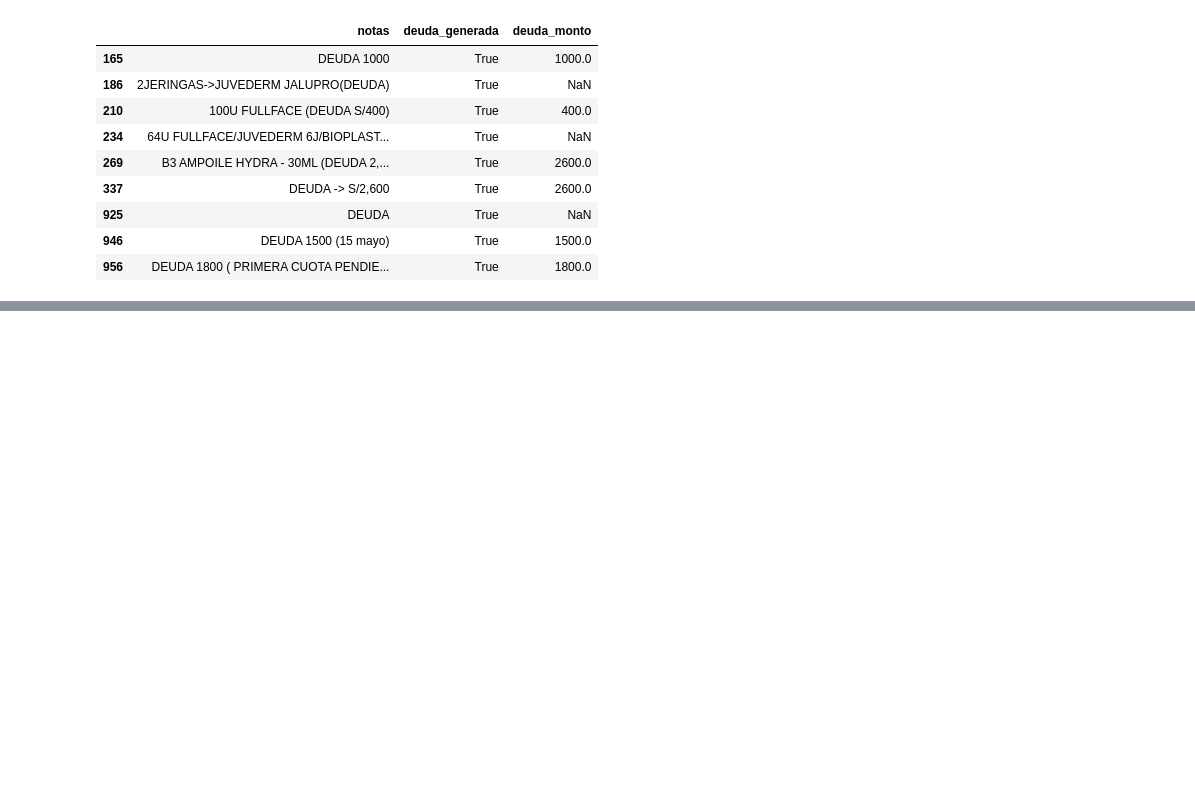
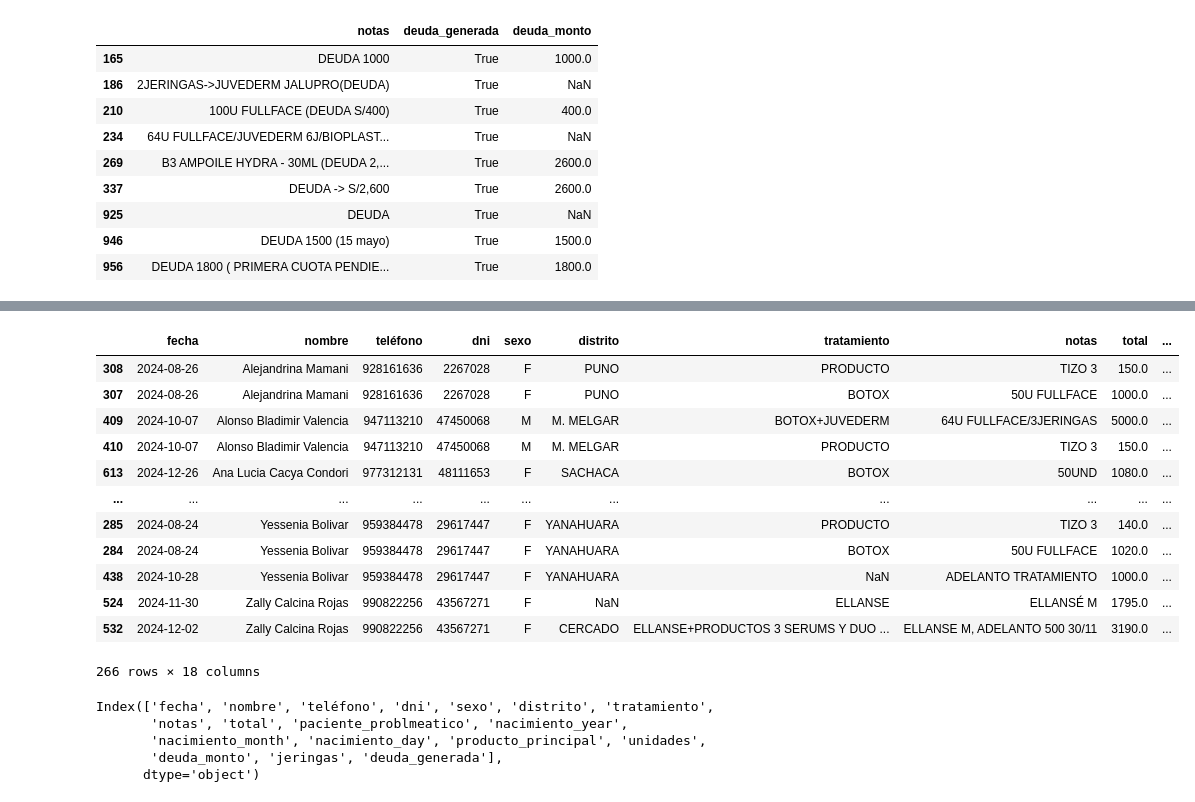
Before and after one commit to MiguelAAR10/clinica-prime-etl-pipeline, a Jupyter notebook: notebooks/etl_v2.ipynb, the cells around one changed output, grey strips where cells are left out. Cells and saved outputs as stored; diff of their text form; code cells hidden in the pictures; blank space fills up the shorter version.

```diff
--- a/notebooks/etl_v2.ipynb
+++ b/notebooks/etl_v2.ipynb
@@ -848,4 +869,24 @@ save_col = ['telefono', 'sexo', 'distrito']
 # %%
-for i in df_duplicates['dni']:
-    for j in df_duplicates['dni']:
-        if i == j:
+df_final[df_final.duplicated(subset=['dni', 'nombre'], keep = False)].sort_values(by=['nombre'])
+# %% [output]
+|  | fecha | nombre | teléfono | dni | sexo | distrito | tratamiento | notas | total | ... |
+| 308 | 2024-08-26 | Alejandrina Mamani | 928161636 | 2267028 | F | PUNO | PRODUCTO | TIZO 3 | 150.0 | ... |
+| 307 | 2024-08-26 | Alejandrina Mamani | 928161636 | 2267028 | F | PUNO | BOTOX | 50U FULLFACE | 1000.0 | ... |
+| 409 | 2024-10-07 | Alonso Bladimir Valencia | 947113210 | 47450068 | M | M. MELGAR | BOTOX+JUVEDERM | 64U FULLFACE/3JERINGAS | 5000.0 | ... |
+| 410 | 2024-10-07 | Alonso Bladimir Valencia | 947113210 | 47450068 | M | M. MELGAR | PRODUCTO | TIZO 3 | 150.0 | ... |
+| 613 | 2024-12-26 | Ana Lucia Cacya Condori | 977312131 | 48111653 | F | SACHACA | BOTOX | 50UND | 1080.0 | ... |
+| ... | ... | ... | ... | ... | ... | ... | ... | ... | ... | ... |
+| 285 | 2024-08-24 | Yessenia Bolivar | 959384478 | 29617447 | F | YANAHUARA | PRODUCTO | TIZO 3 | 140.0 | ... |
+| 284 | 2024-08-24 | Yessenia Bolivar | 959384478 | 29617447 | F | YANAHUARA | BOTOX | 50U FULLFACE | 1020.0 | ... |
+| 438 | 2024-10-28 | Yessenia Bolivar | 959384478 | 29617447 | F | YANAHUARA | NaN | ADELANTO TRATAMIENTO | 1000.0 | ... |
+| 524 | 2024-11-30 | Zally Calcina Rojas | 990822256 | 43567271 | F | NaN | ELLANSE | ELLANSÉ M | 1795.0 | ... |
+| 532 | 2024-12-02 | Zally Calcina Rojas | 990822256 | 43567271 | F | CERCADO | ELLANSE+PRODUCTOS 3 SERUMS Y DUO ... | ELLANSE M, ADELANTO 500 30/11 | 3190.0 | ... |
+266 rows × 18 columns
+# %%
+df_final.columns
+# %% [output]
+Index(['fecha', 'nombre', 'teléfono', 'dni', 'sexo', 'distrito', 'tratamiento',
+       'notas', 'total', 'paciente_problmeatico', 'nacimiento_year',
+       'nacimiento_month', 'nacimiento_day', 'producto_principal', 'unidades',
+       'deuda_monto', 'jeringas', 'deuda_generada'],
+      dtype='object')
```
Also changed, not shown: parts of 17 cells of this notebook, 1 other file.
